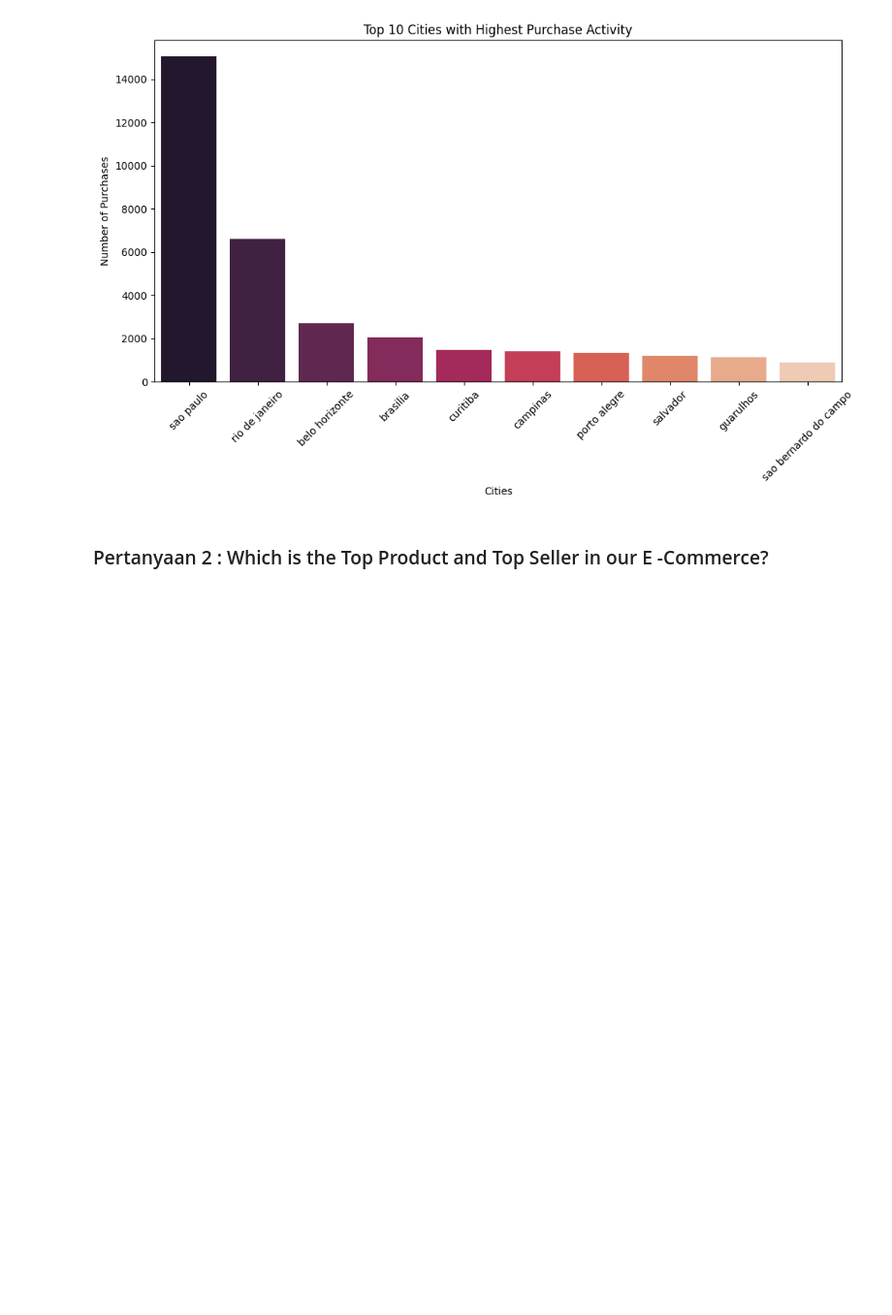
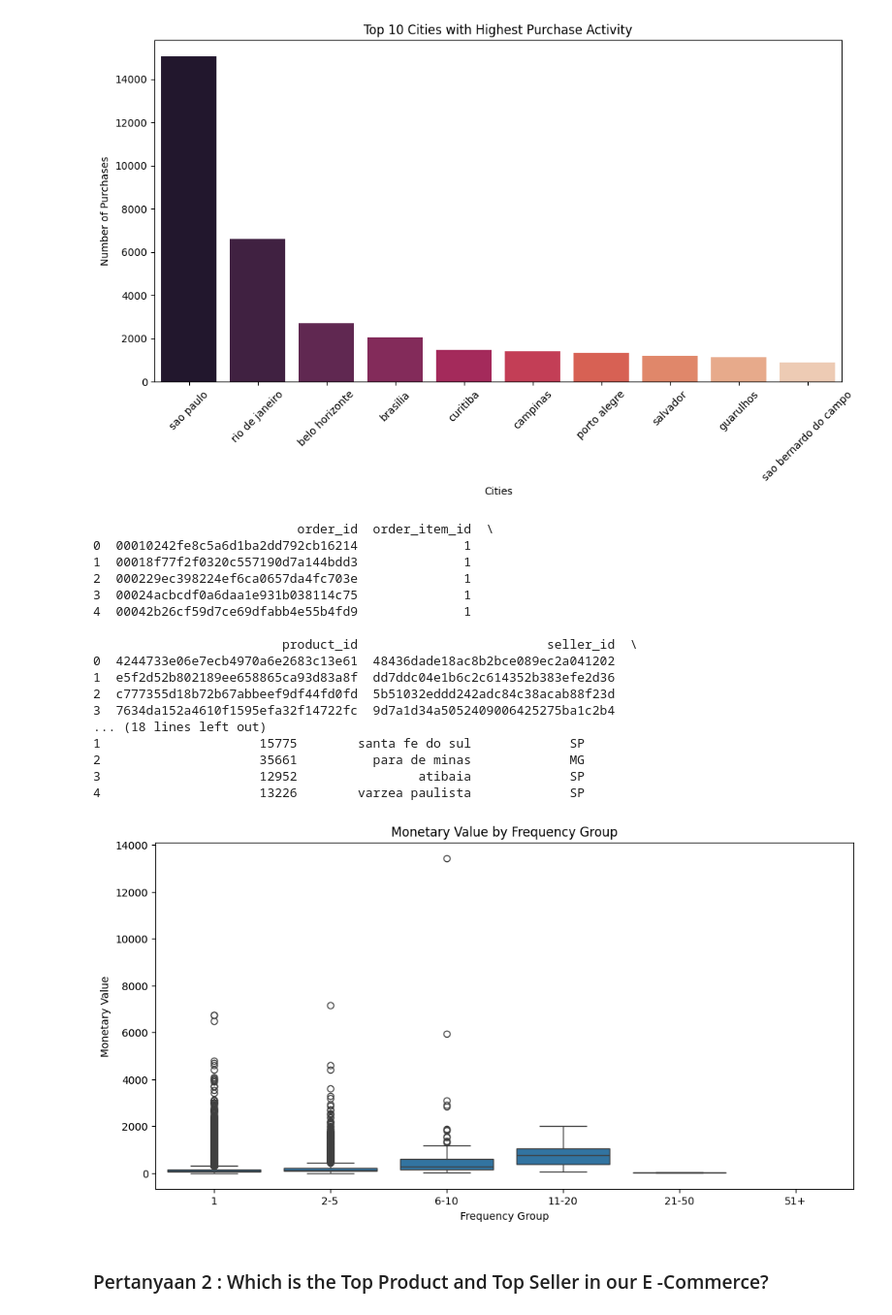
Before and after one commit to Bayhaqieee/Brazil_Ecommerce_Analyze, a Jupyter notebook: notebook.ipynb, the cells around one changed output. Shown at 97% size. Saved outputs shown, nothing was run; the diff lists cells and outputs as text; code cells hidden in the pictures; blank space fills up the shorter version.

```diff
--- a/notebook.ipynb
+++ b/notebook.ipynb
@@ -1244,6 +1244,62 @@ Passing `palette` without assigning `hue` is deprecated and will be removed in v
 
   sns.barplot(x=top_cities.index, y=top_cities.values, palette='rocket')
 [figure]
+# %%
+# Merging the datasets to link order items with customers
+# First, merge orderitems with orders to get customer_id
+order_items_with_orders = orderitems_df.merge(orders_df[['order_id', 'customer_id']], on='order_id', how='left')
+
+# Now, merge with customers_df using customer_id
+merged_df = order_items_with_orders.merge(customer_df, on='customer_id', how='left')
+
+# Check the merged DataFrame to ensure the keys are correct
+print(merged_df.head())
+
+# RFM Analysis
+# Calculate RFM values
+current_date = pd.to_datetime("today")
+# Assuming you have a purchase timestamp; if not, you'll need to use the appropriate date field
+merged_df['order_purchase_timestamp'] = pd.to_datetime(merged_df['shipping_limit_date'])  # Adjust as necessary
+rfm_df = merged_df.groupby('customer_id').agg({
+    'order_purchase_timestamp': lambda x: (current_date - x.max()).days,
+    'order_id': 'count',
+    'price': 'sum'
+}).reset_index()
+
+# Renaming the columns for clarity
+rfm_df.columns = ['customer_id', 'Recency', 'Frequency', 'Monetary']
+
+# Manual clustering for Frequency
+bins_frequency = [0, 1, 5, 10, 20, 50, 100]  # Define the bins
+labels_frequency = ['1', '2-5', '6-10', '11-20', '21-50', '51+']
+rfm_df['Frequency_group'] = pd.cut(rfm_df['Frequency'], bins=bins_frequency, labels=labels_frequency)
+
+# Visualize RFM Analysis
+plt.figure(figsize=(12, 6))
+sns.boxplot(x='Frequency_group', y='Monetary', data=rfm_df)
+plt.title('Monetary Value by Frequency Group')
+plt.xlabel('Frequency Group')
+plt.ylabel('Monetary Value')
+plt.show()
+# %% [output]
+                           order_id  order_item_id  \
+0  00010242fe8c5a6d1ba2dd792cb16214              1
+1  00018f77f2f0320c557190d7a144bdd3              1
+2  000229ec398224ef6ca0657da4fc703e              1
+3  00024acbcdf0a6daa1e931b038114c75              1
+4  00042b26cf59d7ce69dfabb4e55b4fd9              1
+
+                         product_id                         seller_id  \
+0  4244733e06e7ecb4970a6e2683c13e61  48436dade18ac8b2bce089ec2a041202
+1  e5f2d52b802189ee658865ca93d83a8f  dd7ddc04e1b6c2c614352b383efe2d36
+2  c777355d18b72b67abbeef9df44fd0fd  5b51032eddd242adc84c38acab88f23d
+3  7634da152a4610f1595efa32f14722fc  9d7a1d34a5052409006425275ba1c2b4
+... (18 lines left out)
+1                     15775        santa fe do sul             SP
+2                     35661          para de minas             MG
+3                     12952                atibaia             SP
+4                     13226        varzea paulista             SP
+[figure, added]
 # %% [markdown]
 ### Pertanyaan 2 : Which is the Top Product and Top Seller in our E -Commerce?
 # %%
```
Also changed, not shown: 2 other files.
